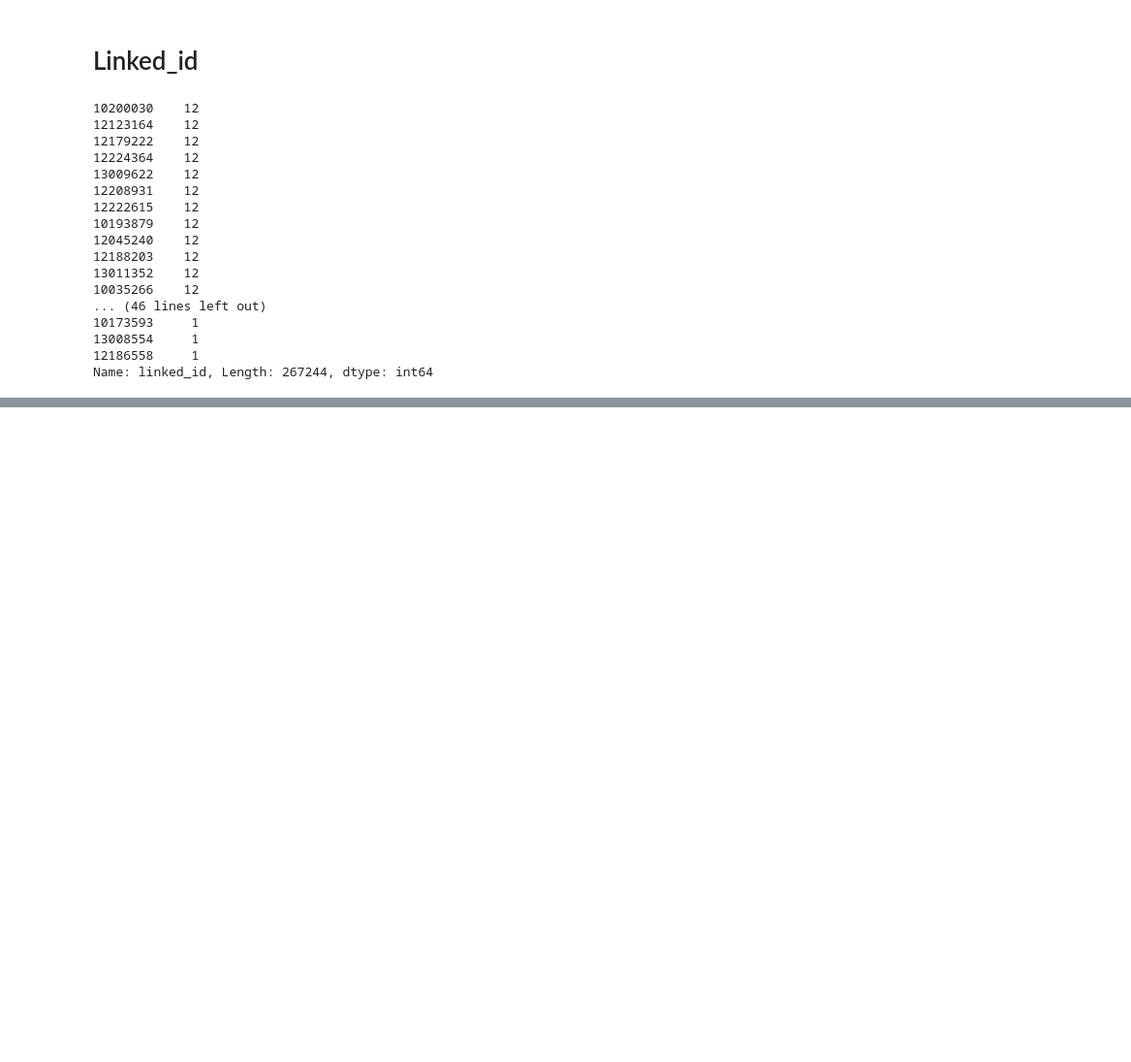
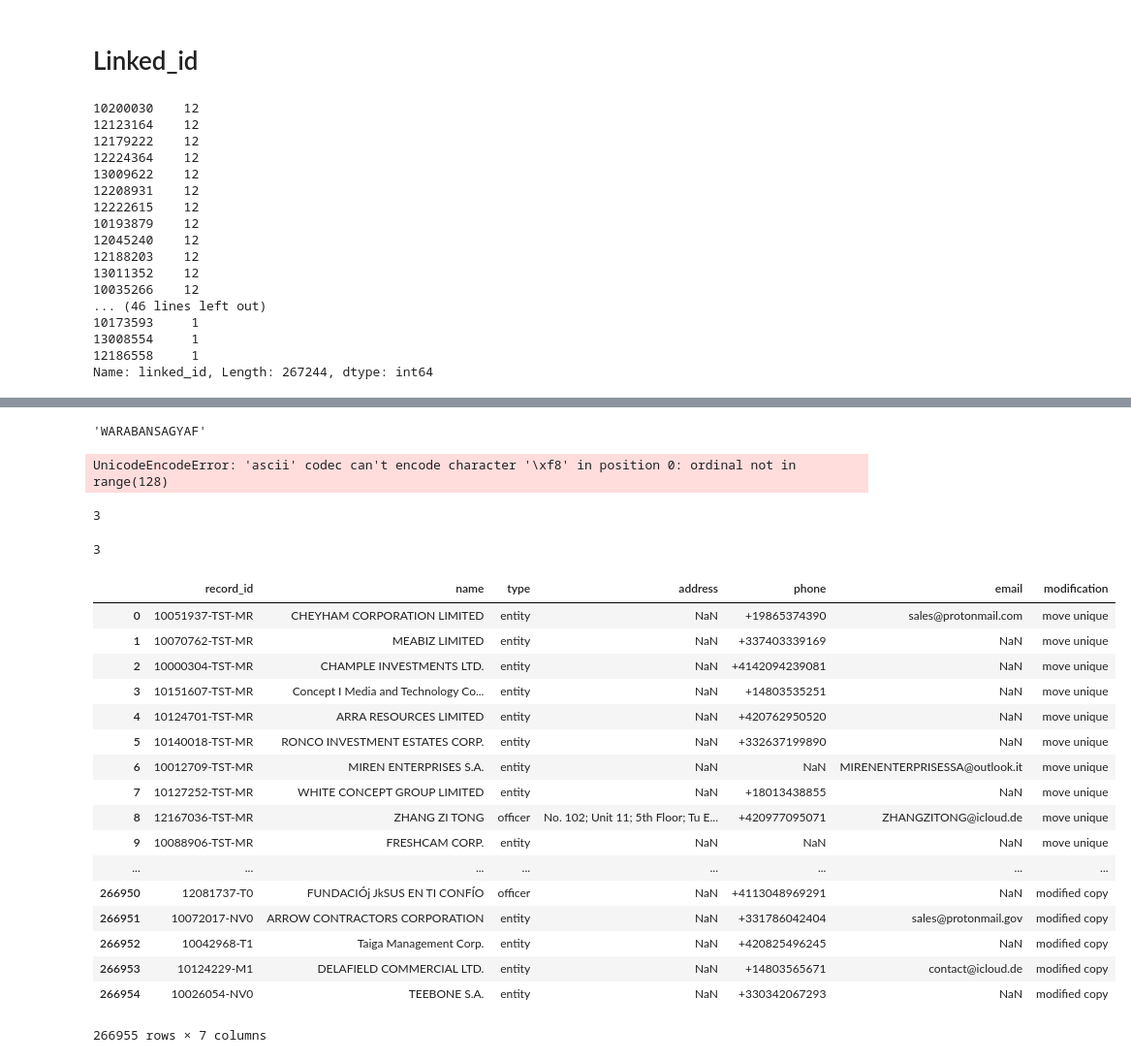
Before and after one commit to teomores/Oracle_HPC_contest, a Jupyter notebook: notebooks/EDA.ipynb, the cells around one changed output, grey strips where cells are left out. Shown at 97% size. Saved outputs shown, nothing was run; the diff lists cells and outputs as text; code cells hidden in the pictures; blank space fills up the shorter version.

```diff
--- a/notebooks/EDA.ipynb
+++ b/notebooks/EDA.ipynb
@@ -11,6 +15,7 @@ train = read_file("../oracle-polimi-contest-2019/entity-resolution_advanced-topi
 test = read_file("../oracle-polimi-contest-2019/test_data.csv")
 # %%
 train = train.drop(['record_id','modification', 'type'], axis=1)
+test = test.drop(['record_id','modification', 'type'], axis=1)
 train['name'] = train['name'].str.lower()
 train
 # %% [output]
@@ -197,0 +371,3 @@ KeyboardInterrupt:
+# %%
+test['name'] = test['name'].str.lower()
+test
@@ -197,0 +395,4 @@ KeyboardInterrupt:
+# %%
+fuzzy.nysiis('wehribansagiyeva')
+# %% [output]
+'WARABANSAGYAF'
@@ -197,0 +401,4 @@ KeyboardInterrupt:
+# %%
+dmeta('ø')
+# %% [output]
+UnicodeEncodeError: 'ascii' codec can't encode character '\xf8' in position 0: ordinal not in range(128)
@@ -197,0 +407,29 @@ KeyboardInterrupt:
+# %%
+editdistance.eval('wehribansagiyeva', 'mehriban aliyeva')
+# %% [output]
+3
+# %%
+editdistance.eval('WARABANSAGYAF', 'MARABANALYAF')
+# %% [output]
+3
+# %%
+test
+# %% [output]
+|  | record_id | name | type | address | phone | email | modification |
+| 0 | 10051937-TST-MR | CHEYHAM CORPORATION LIMITED | entity | NaN | +19865374390 | sales@protonmail.com | move unique |
+| 1 | 10070762-TST-MR | MEABIZ LIMITED | entity | NaN | +337403339169 | NaN | move unique |
+| 2 | 10000304-TST-MR | CHAMPLE INVESTMENTS LTD. | entity | NaN | +4142094239081 | NaN | move unique |
+| 3 | 10151607-TST-MR | Concept I Media and Technology Co... | entity | NaN | +14803535251 | NaN | move unique |
+| 4 | 10124701-TST-MR | ARRA RESOURCES LIMITED | entity | NaN | +420762950520 | NaN | move unique |
+| 5 | 10140018-TST-MR | RONCO INVESTMENT ESTATES CORP. | entity | NaN | +332637199890 | NaN | move unique |
+| 6 | 10012709-TST-MR | MIREN ENTERPRISES S.A. | entity | NaN | NaN | MIRENENTERPRISESSA@outlook.it | move unique |
+| 7 | 10127252-TST-MR | WHITE CONCEPT GROUP LIMITED | entity | NaN | +18013438855 | NaN | move unique |
+| 8 | 12167036-TST-MR | ZHANG ZI TONG | officer | No. 102; Unit 11; 5th Floor; Tu E... | +420977095071 | ZHANGZITONG@icloud.de | move unique |
+| 9 | 10088906-TST-MR | FRESHCAM CORP. | entity | NaN | NaN | NaN | move unique |
+| ... | ... | ... | ... | ... | ... | ... | ... |
+| 266950 | 12081737-T0 | FUNDACIÓj JkSUS EN TI CONFÍO | officer | NaN | +4113048969291 | NaN | modified copy |
+| 266951 | 10072017-NV0 | ARROW CONTRACTORS CORPORATION | entity | NaN | +331786042404 | sales@protonmail.gov | modified copy |
+| 266952 | 10042968-T1 | Taiga Management Corp. | entity | NaN | +420825496245 | NaN | modified copy |
+| 266953 | 10124229-M1 | DELAFIELD COMMERCIAL LTD. | entity | NaN | +14803565671 | contact@icloud.de | modified copy |
+| 266954 | 10026054-NV0 | TEEBONE S.A. | entity | NaN | +330342067293 | NaN | modified copy |
+266955 rows × 7 columns
```
Also changed, not shown: parts of 47 cells of this notebook.
